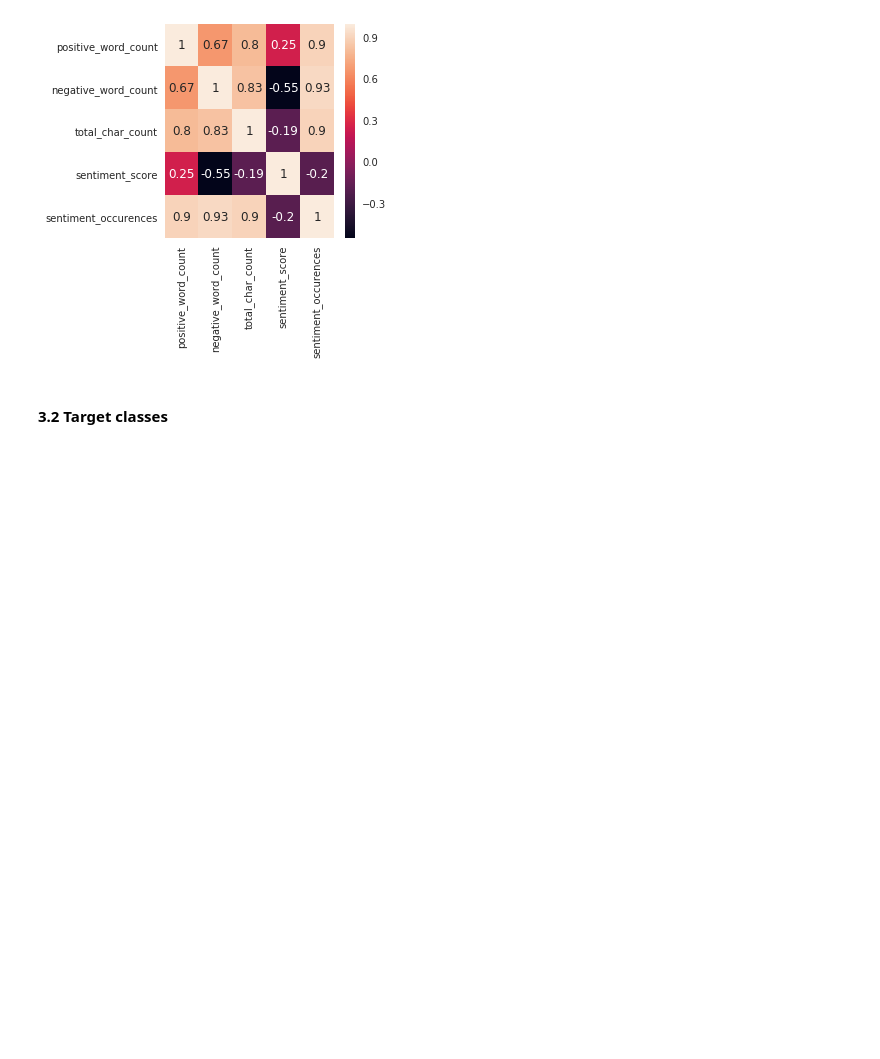
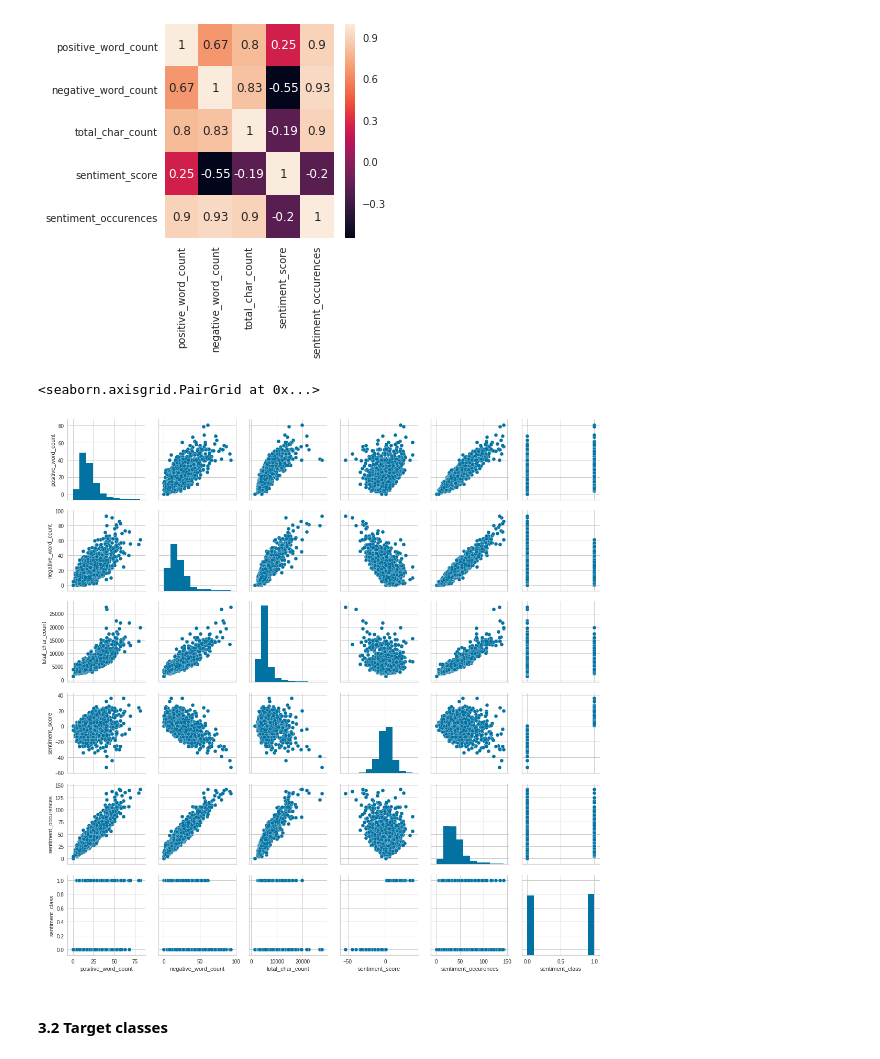
Before and after one commit to avirajs/ML_Proj1, a Jupyter notebook: Project1.ipynb, the cells around one changed output. Saved outputs shown, nothing was run; the diff lists cells and outputs as text; code cells hidden in the pictures; blank space fills up the shorter version.

Commit message:
Add pair plot

```diff
--- a/Project1.ipynb
+++ b/Project1.ipynb
@@ -376,6 +376,11 @@ sns.heatmap(drop.corr(), cmap=cmap, annot=True)
 f.tight_layout()
 # %% [output]
 [figure]
+# %%
+sns.pairplot(data_stats)
+# %% [output]
+<seaborn.axisgrid.PairGrid at 0x...>
+[figure, added]
 # %% [markdown]
 #### 3.2  Target classes
 # %% [markdown]
```
